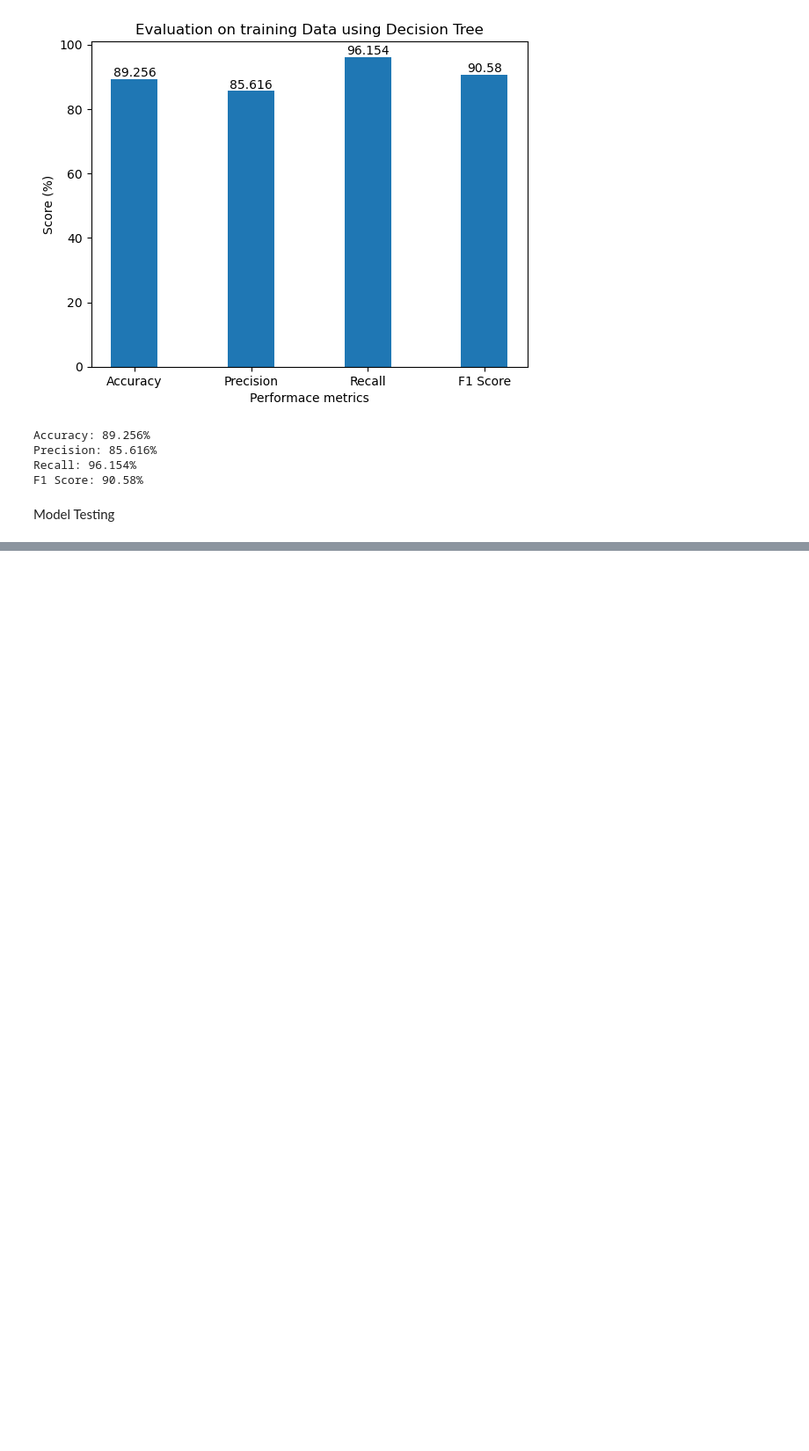
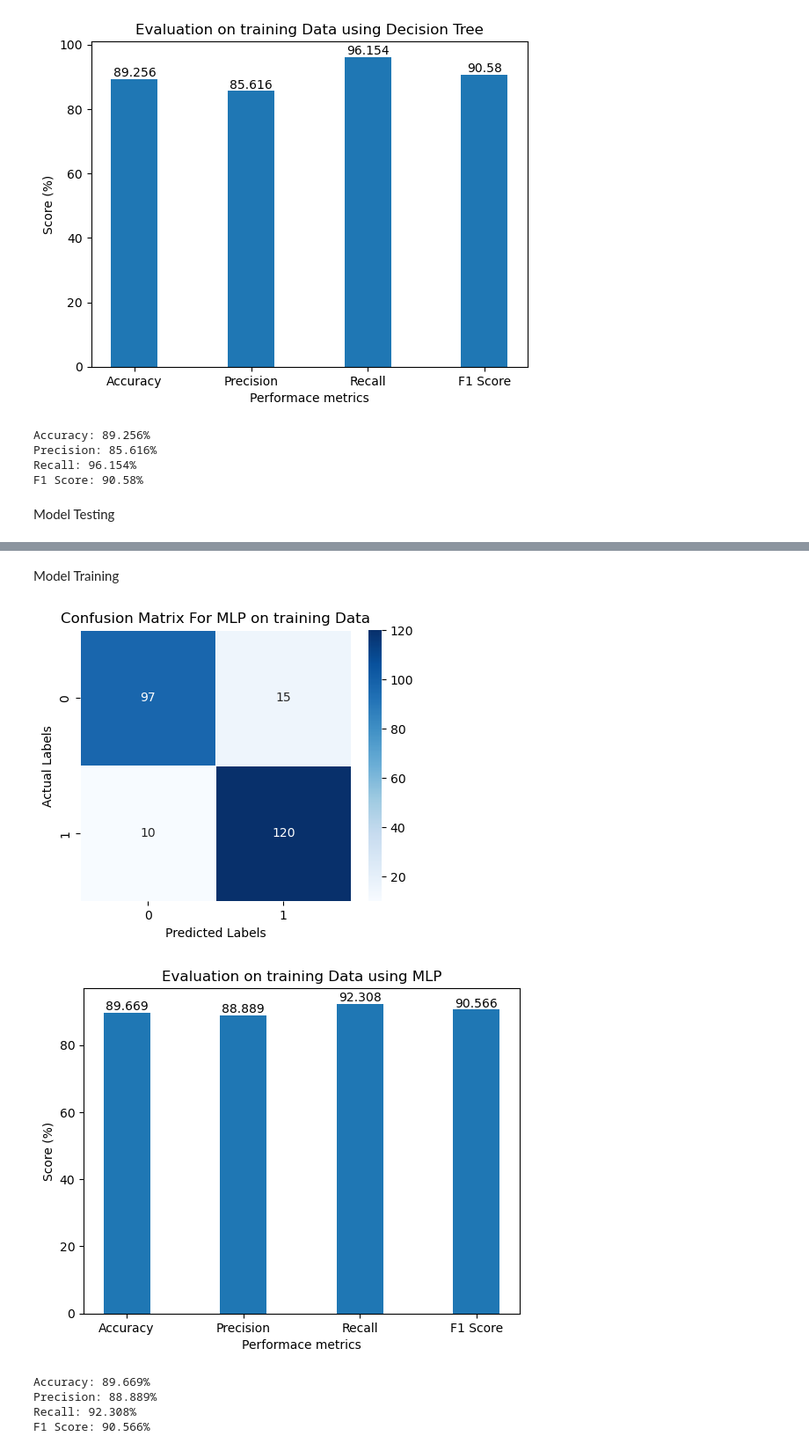
Before and after one commit to Dharmendrathapa3/Heart-Disease, a Jupyter notebook: Heart_Disease.ipynb, the cells around one changed output, grey strips where cells are left out. Shown at 88% size. Saved outputs shown, nothing was run; the diff lists cells and outputs as text; code cells hidden in the pictures; blank space fills up the shorter version.

```diff
--- a/Heart_Disease.ipynb
+++ b/Heart_Disease.ipynb
@@ -181,0 +184,52 @@ F1 Score: 79.412%
+# %%
+from sklearn.neural_network import MLPClassifier
+mlp=MLPClassifier(alpha=0.00001, max_iter=100).fit(X_train, Y_train)
+# %% [markdown]
+Model Training
+# %%
+train_pred=mlp.predict(X_train)
+
+mlp_a=round(accuracy_score(Y_train,train_pred),5)*100
+mlp_p=round(precision_score(Y_train,train_pred),5)*100
+mlp_r=round(recall_score(Y_train,train_pred),5)*100
+mlp_f1=round(f1_score(Y_train,train_pred),5)*100
+cm = confusion_matrix(Y_train, train_pred)
+
+plt.figure(figsize=(5, 4))
+sns.heatmap(cm, annot=True, fmt='d', cmap='Blues', linewidths=0.5, square=True)
+
+plt.xlabel('Predicted Labels')
+plt.ylabel('Actual Labels')
+plt.title('Confusion Matrix For MLP on training Data')
+
+plt.show()
+
+
+################ Bar Graph ################
+X = ['Accuracy','Precision','Recall','F1 Score']
+evl_mpl = [mlp_a, mlp_p, mlp_r,mlp_f1]
+X_axis = np.arange(len(X))
+bars=plt.bar(X_axis, evl_mpl, 0.4)
+
+for bar in bars:
+    height = bar.get_height()
+    plt.text(bar.get_x() + bar.get_width() / 2, height,  # position: center top edge
+     str(height), ha='center', va='bottom')
+plt.xticks(X_axis, X)
+plt.title("Evaluation on training Data using MLP")
+plt.xlabel("Performace metrics")
+plt.ylabel("Score (%)")
+plt.show()
+##################################
+
+print(f'Accuracy: {mlp_a}%')
+print(f'Precision: {mlp_p}%')
+print(f'Recall: {mlp_r}%')
+print(f'F1 Score: {mlp_f1}%')
+# %% [output]
+[figure, added]
+[figure, added]
+Accuracy: 89.669%
+Precision: 88.889%
+Recall: 92.308%
+F1 Score: 90.566%
```
Also changed, not shown: parts of 4 cells of this notebook.
